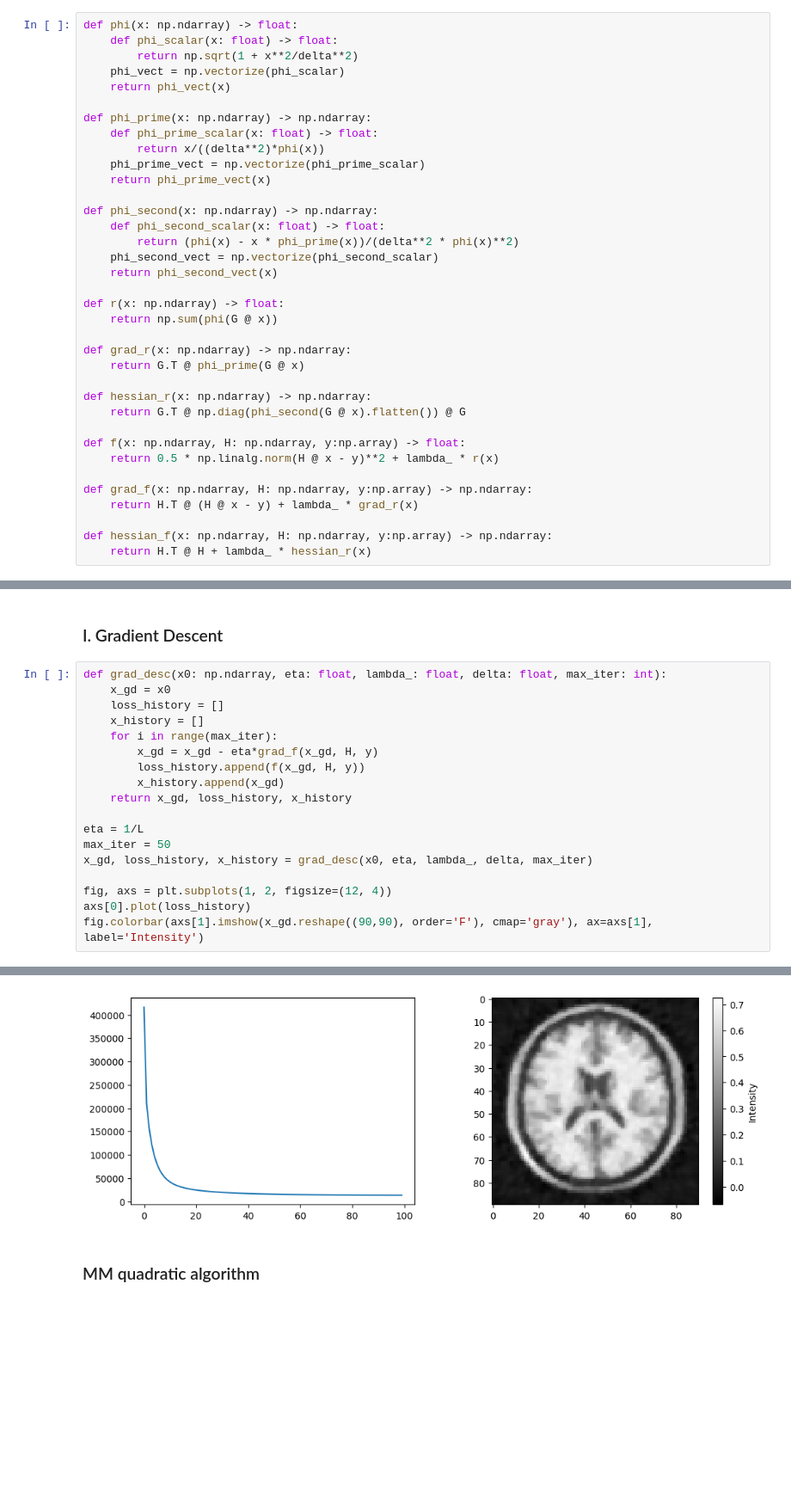
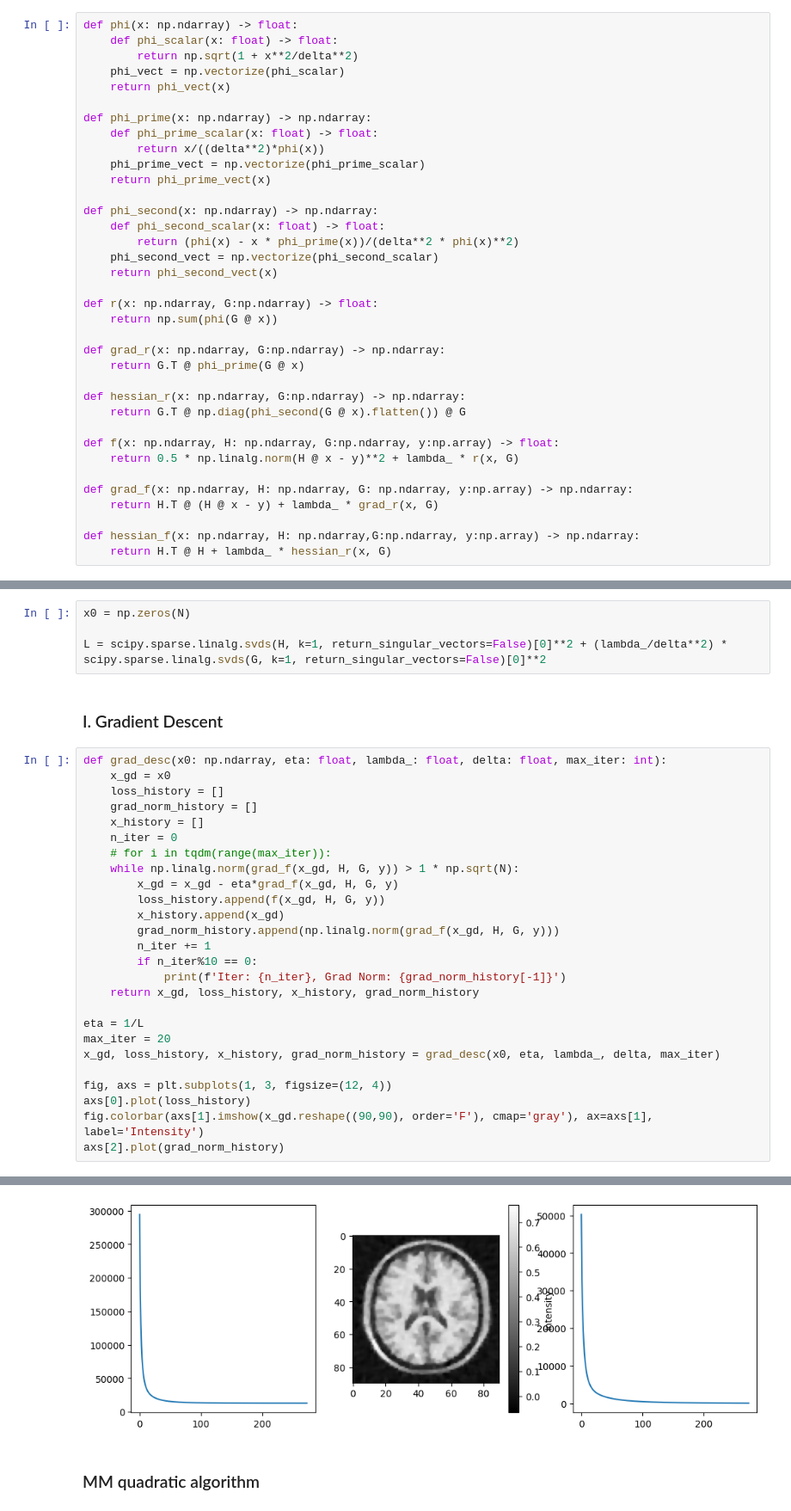
Before and after one commit to matthieuneau/optimization-lab, a Jupyter notebook: LSD_TP2_Theobald_Neau.ipynb, the cells around one changed output, grey strips where cells are left out. Shown at 86% size. Saved outputs shown, nothing was run; the diff lists cells and outputs as text; blank space fills up the shorter version.

```diff
--- a/LSD_TP2_Theobald_Neau.ipynb
+++ b/LSD_TP2_Theobald_Neau.ipynb
@@ -58,21 +76,21 @@ def phi_second(x: np.ndarray) -> np.ndarray:
     phi_second_vect = np.vectorize(phi_second_scalar)
     return phi_second_vect(x)
 
-def r(x: np.ndarray) -> float:
+def r(x: np.ndarray, G:np.ndarray) -> float:
     return np.sum(phi(G @ x))
 
-def grad_r(x: np.ndarray) -> np.ndarray:
+def grad_r(x: np.ndarray, G:np.ndarray) -> np.ndarray:
     return G.T @ phi_prime(G @ x)
 
-def hessian_r(x: np.ndarray) -> np.ndarray:
+def hessian_r(x: np.ndarray, G:np.ndarray) -> np.ndarray:
     return G.T @ np.diag(phi_second(G @ x).flatten()) @ G
 
-def f(x: np.ndarray, H: np.ndarray, y:np.array) -> float:
-    return 0.5 * np.linalg.norm(H @ x - y)**2 + lambda_ * r(x)
+def f(x: np.ndarray, H: np.ndarray, G:np.ndarray, y:np.array) -> float:
+    return 0.5 * np.linalg.norm(H @ x - y)**2 + lambda_ * r(x, G)
 
-def grad_f(x: np.ndarray, H: np.ndarray, y:np.array) -> np.ndarray:
-    return H.T @ (H @ x - y) + lambda_ * grad_r(x)
+def grad_f(x: np.ndarray, H: np.ndarray, G: np.ndarray, y:np.array) -> np.ndarray:
+    return H.T @ (H @ x - y) + lambda_ * grad_r(x, G)
 
-def hessian_f(x: np.ndarray, H: np.ndarray, y:np.array) -> np.ndarray:
-    return H.T @ H + lambda_ * hessian_r(x)
+def hessian_f(x: np.ndarray, H: np.ndarray,G:np.ndarray, y:np.array) -> np.ndarray:
+    return H.T @ H + lambda_ * hessian_r(x, G)
 # %%
@@ -91,3 +107,7 @@ x0 = np.zeros(N)
+# %%
+x0 = np.zeros(N)
+
+L = scipy.sparse.linalg.svds(H, k=1, return_singular_vectors=False)[0]**2 + (lambda_/delta**2) * scipy.sparse.linalg.svds(G, k=1, return_singular_vectors=False)[0]**2
 # %% [markdown]
 
 ### I. Gradient Descent
@@ -95,18 +115,26 @@ x0 = np.zeros(N)
 def grad_desc(x0: np.ndarray, eta: float, lambda_: float, delta: float, max_iter: int):
     x_gd = x0
     loss_history = []
+    grad_norm_history = []
     x_history = []
-    for i in range(max_iter):
-        x_gd = x_gd - eta*grad_f(x_gd, H, y)
-        loss_history.append(f(x_gd, H, y))
+    n_iter = 0
+    # for i in tqdm(range(max_iter)):
+    while np.linalg.norm(grad_f(x_gd, H, G, y)) > 1 * np.sqrt(N):
+        x_gd = x_gd - eta*grad_f(x_gd, H, G, y)
+        loss_history.append(f(x_gd, H, G, y))
         x_history.append(x_gd)
-    return x_gd, loss_history, x_history
+        grad_norm_history.append(np.linalg.norm(grad_f(x_gd, H, G, y)))
+        n_iter += 1
+        if n_iter%10 == 0:
+            print(f'Iter: {n_iter}, Grad Norm: {grad_norm_history[-1]}')
+    return x_gd, loss_history, x_history, grad_norm_history
 
 eta = 1/L
-max_iter = 50
-x_gd, loss_history, x_history = grad_desc(x0, eta, lambda_, delta, max_iter)
+max_iter = 20
+x_gd, loss_history, x_history, grad_norm_history = grad_desc(x0, eta, lambda_, delta, max_iter)
 
-fig, axs = plt.subplots(1, 2, figsize=(12, 4))
+fig, axs = plt.subplots(1, 3, figsize=(12, 4))
 axs[0].plot(loss_history)
 fig.colorbar(axs[1].imshow(x_gd.reshape((90,90), order='F'), cmap='gray'), ax=axs[1], label='Intensity')
+axs[2].plot(grad_norm_history)
 # %% [output]
@@ -114,4 +159,4 @@ fig.colorbar(axs[1].imshow(x_gd.reshape((90,90), order='F'), cmap='gray'), ax=ax
-[figure, old version]
+[figure, new version]
 # %% [markdown]
 ### MM quadratic algorithm
 # %%
```
Also changed, not shown: parts of 16 cells of this notebook, 2 other files.
